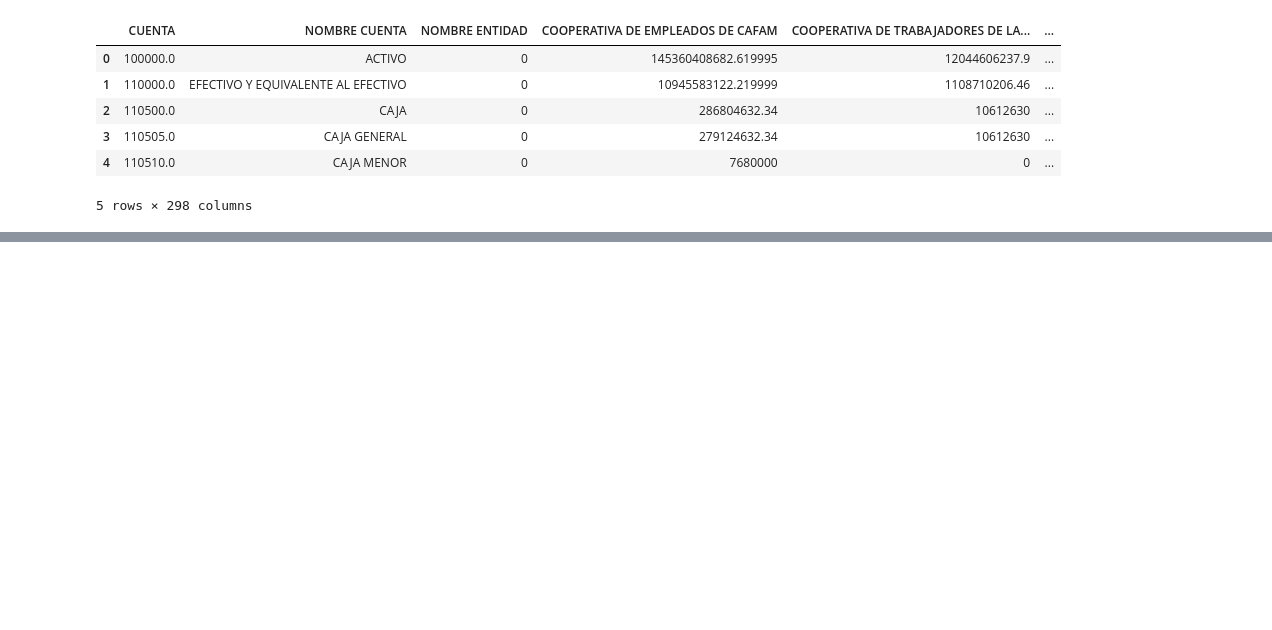
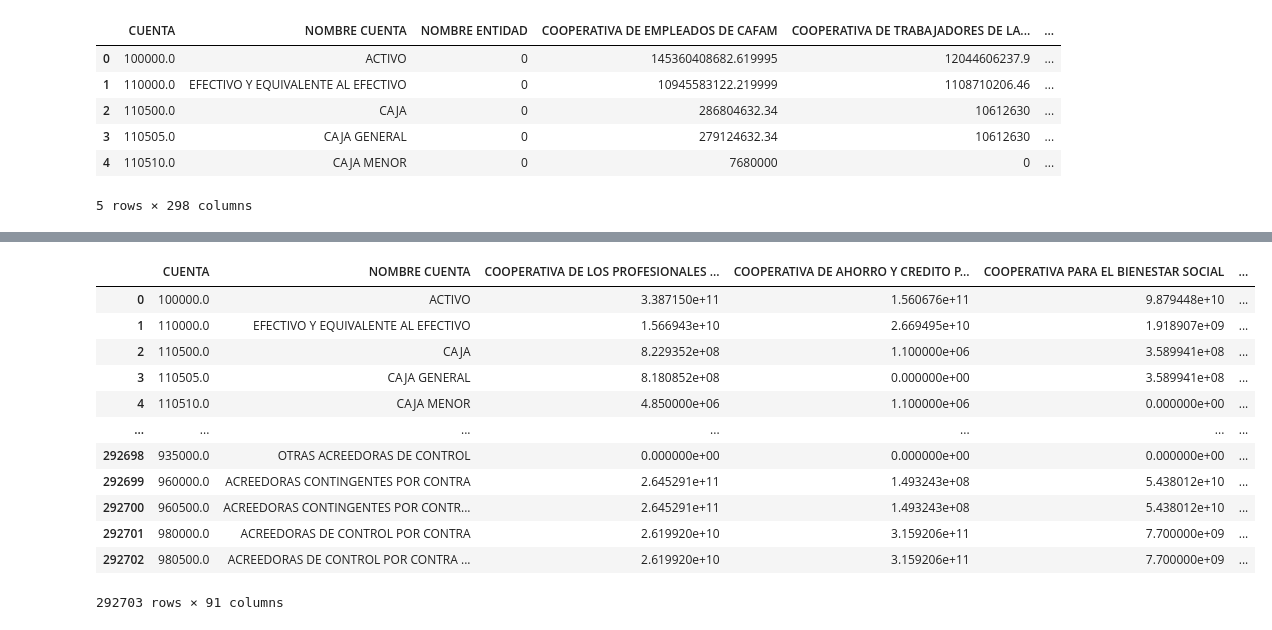
Before and after one commit to awitadelulo/CAMEL_Model_FI, a Jupyter notebook: web_Scraping.ipynb, the cells around one changed output, grey strips where cells are left out. Cells and saved outputs as stored; diff of their text form; code cells hidden in the pictures; blank space fills up the shorter version.

```diff
--- a/web_Scraping.ipynb
+++ b/web_Scraping.ipynb
@@ -321,2 +356,18 @@ Datos_2013_2025_cooperativas_copia
+# %%
+Datos_2013_2025_cooperativas_copia
+# %% [output]
+|  | CUENTA | NOMBRE CUENTA | COOPERATIVA DE LOS PROFESIONALES ... | COOPERATIVA DE AHORRO Y CREDITO P... | COOPERATIVA PARA EL BIENESTAR SOCIAL | ... |
+| 0 | 100000.0 | ACTIVO | 3.387150e+11 | 1.560676e+11 | 9.879448e+10 | ... |
+| 1 | 110000.0 | EFECTIVO Y EQUIVALENTE AL EFECTIVO | 1.566943e+10 | 2.669495e+10 | 1.918907e+09 | ... |
+| 2 | 110500.0 | CAJA | 8.229352e+08 | 1.100000e+06 | 3.589941e+08 | ... |
+| 3 | 110505.0 | CAJA GENERAL | 8.180852e+08 | 0.000000e+00 | 3.589941e+08 | ... |
+| 4 | 110510.0 | CAJA MENOR | 4.850000e+06 | 1.100000e+06 | 0.000000e+00 | ... |
+| ... | ... | ... | ... | ... | ... | ... |
+| 292698 | 935000.0 | OTRAS ACREEDORAS DE CONTROL | 0.000000e+00 | 0.000000e+00 | 0.000000e+00 | ... |
+| 292699 | 960000.0 | ACREEDORAS CONTINGENTES POR CONTRA | 2.645291e+11 | 1.493243e+08 | 5.438012e+10 | ... |
+| 292700 | 960500.0 | ACREEDORAS CONTINGENTES POR CONTR... | 2.645291e+11 | 1.493243e+08 | 5.438012e+10 | ... |
+| 292701 | 980000.0 | ACREEDORAS DE CONTROL POR CONTRA | 2.619920e+10 | 3.159206e+11 | 7.700000e+09 | ... |
+| 292702 | 980500.0 | ACREEDORAS DE CONTROL POR CONTRA ... | 2.619920e+10 | 3.159206e+11 | 7.700000e+09 | ... |
+292703 rows × 91 columns
 # %%
 Datos_2013_2025_cooperativas_copia.to_excel("resultados/Datos_2013_2025_cooperativas.xlsx",index=False)
```
Also changed, not shown: parts of 8 cells of this notebook, 4 other files.
